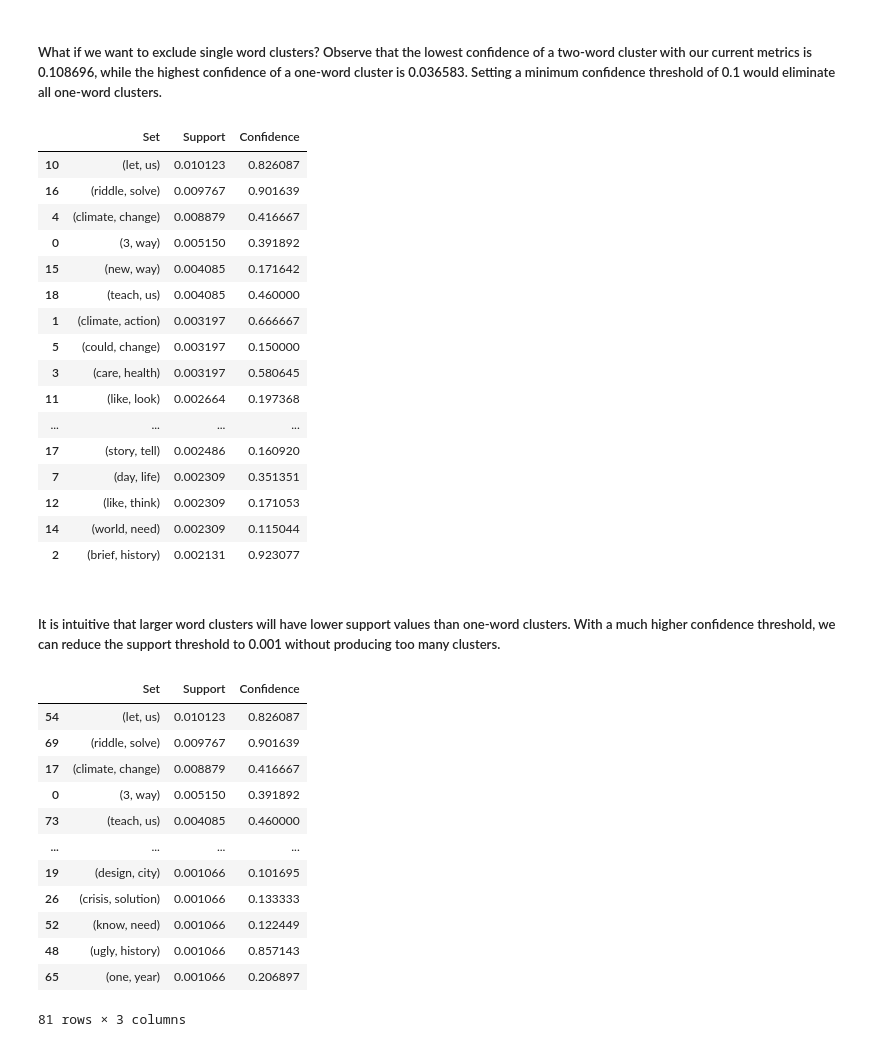
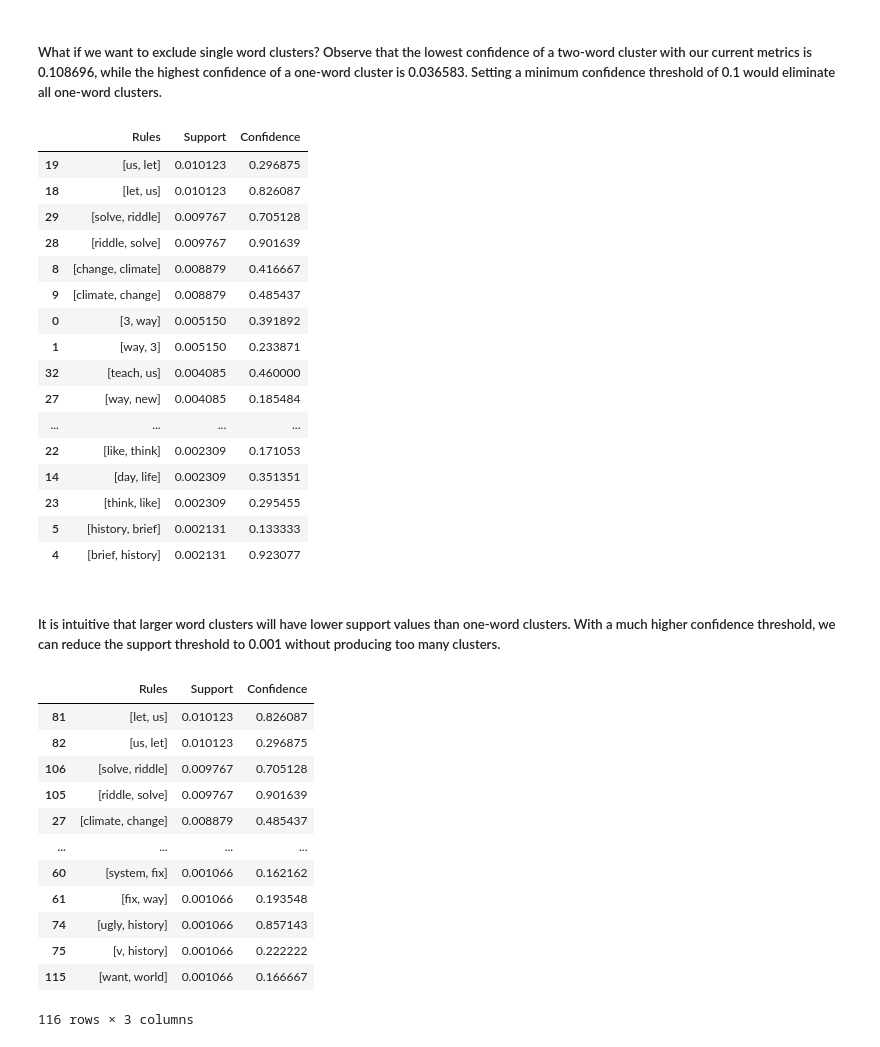
Before and after one commit to kwonionsoup/TedTalk-Popularity-Prediction, a Jupyter notebook: association_mining/title_association_rule_mining.ipynb, the cells around one changed output. Cells and saved outputs as stored; diff of their text form; code cells hidden in the pictures.

```diff
--- a/association_mining/title_association_rule_mining.ipynb
+++ b/association_mining/title_association_rule_mining.ipynb
@@ -184,50 +158,44 @@ df.sort_values(by=['Confidence'], ascending=False)
 # %% [markdown]
 ##### What if we want to exclude single word clusters? Observe that the lowest confidence of a two-word cluster with our current metrics is 0.108696, while the highest confidence of a one-word cluster is 0.036583. Setting a minimum confidence threshold of 0.1 would eliminate all one-word clusters.
 # %%
-results = list(apriori(title_tokens, min_support = sthresh, min_confidence = 0.1))
-title_rules = []
-for rule in results:
-    title_rules.append([rule.items, rule.support, rule.ordered_statistics[0].confidence])
-df = pd.DataFrame(title_rules, columns=['Set', 'Support', 'Confidence'])
+rules, support, confidence, lift = extract_rules(title_tokens, sthresh, 0.1)
+df = pd.DataFrame({'Rules': rules, 'Support': support, 'Confidence': confidence})
 df.sort_values(by=['Support'], ascending=False)
 # %% [output]
-|  | Set | Support | Confidence |
-| 10 | (let, us) | 0.010123 | 0.826087 |
-| 16 | (riddle, solve) | 0.009767 | 0.901639 |
-| 4 | (climate, change) | 0.008879 | 0.416667 |
-| 0 | (3, way) | 0.005150 | 0.391892 |
-| 15 | (new, way) | 0.004085 | 0.171642 |
-| 18 | (teach, us) | 0.004085 | 0.460000 |
-| 1 | (climate, action) | 0.003197 | 0.666667 |
-| 5 | (could, change) | 0.003197 | 0.150000 |
-| 3 | (care, health) | 0.003197 | 0.580645 |
-| 11 | (like, look) | 0.002664 | 0.197368 |
+|  | Rules | Support | Confidence |
+| 19 | [us, let] | 0.010123 | 0.296875 |
+| 18 | [let, us] | 0.010123 | 0.826087 |
+| 29 | [solve, riddle] | 0.009767 | 0.705128 |
+| 28 | [riddle, solve] | 0.009767 | 0.901639 |
+| 8 | [change, climate] | 0.008879 | 0.416667 |
+| 9 | [climate, change] | 0.008879 | 0.485437 |
+| 0 | [3, way] | 0.005150 | 0.391892 |
+| 1 | [way, 3] | 0.005150 | 0.233871 |
+| 32 | [teach, us] | 0.004085 | 0.460000 |
+| 27 | [way, new] | 0.004085 | 0.185484 |
 | ... | ... | ... | ... |
-| 17 | (story, tell) | 0.002486 | 0.160920 |
-| 7 | (day, life) | 0.002309 | 0.351351 |
-| 12 | (like, think) | 0.002309 | 0.171053 |
-| 14 | (world, need) | 0.002309 | 0.115044 |
-| 2 | (brief, history) | 0.002131 | 0.923077 |
+| 22 | [like, think] | 0.002309 | 0.171053 |
+| 14 | [day, life] | 0.002309 | 0.351351 |
+| 23 | [think, like] | 0.002309 | 0.295455 |
+| 5 | [history, brief] | 0.002131 | 0.133333 |
+| 4 | [brief, history] | 0.002131 | 0.923077 |
 # %% [markdown]
 ##### It is intuitive that larger word clusters will have lower support values than one-word clusters. With a much higher confidence threshold, we can reduce the support threshold to 0.001 without producing too many clusters.
 # %%
-results = list(apriori(title_tokens, min_support = 0.001, min_confidence = 0.1))
-title_rules = []
-for rule in results:
-    title_rules.append([rule.items, rule.support, rule.ordered_statistics[0].confidence])
-df = pd.DataFrame(title_rules, columns=['Set', 'Support', 'Confidence'])
+rules, support, confidence, lift = extract_rules(title_tokens, 0.001, 0.1)
+df = pd.DataFrame({'Rules': rules, 'Support': support, 'Confidence': confidence})
 df.sort_values(by=['Support'], ascending=False)
 # %% [output]
-|  | Set | Support | Confidence |
-| 54 | (let, us) | 0.010123 | 0.826087 |
-| 69 | (riddle, solve) | 0.009767 | 0.901639 |
-| 17 | (climate, change) | 0.008879 | 0.416667 |
-| 0 | (3, way) | 0.005150 | 0.391892 |
-| 73 | (teach, us) | 0.004085 | 0.460000 |
+|  | Rules | Support | Confidence |
+| 81 | [let, us] | 0.010123 | 0.826087 |
+| 82 | [us, let] | 0.010123 | 0.296875 |
+| 106 | [solve, riddle] | 0.009767 | 0.705128 |
+| 105 | [riddle, solve] | 0.009767 | 0.901639 |
+| 27 | [climate, change] | 0.008879 | 0.485437 |
 | ... | ... | ... | ... |
-| 19 | (design, city) | 0.001066 | 0.101695 |
-| 26 | (crisis, solution) | 0.001066 | 0.133333 |
-| 52 | (know, need) | 0.001066 | 0.122449 |
-| 48 | (ugly, history) | 0.001066 | 0.857143 |
-| 65 | (one, year) | 0.001066 | 0.206897 |
+| 60 | [system, fix] | 0.001066 | 0.162162 |
+| 61 | [fix, way] | 0.001066 | 0.193548 |
+| 74 | [ugly, history] | 0.001066 | 0.857143 |
+| 75 | [v, history] | 0.001066 | 0.222222 |
+| 115 | [want, world] | 0.001066 | 0.166667 |
-81 rows × 3 columns
+116 rows × 3 columns
```
Also changed, not shown: parts of 13 cells of this notebook, 2 other files.
